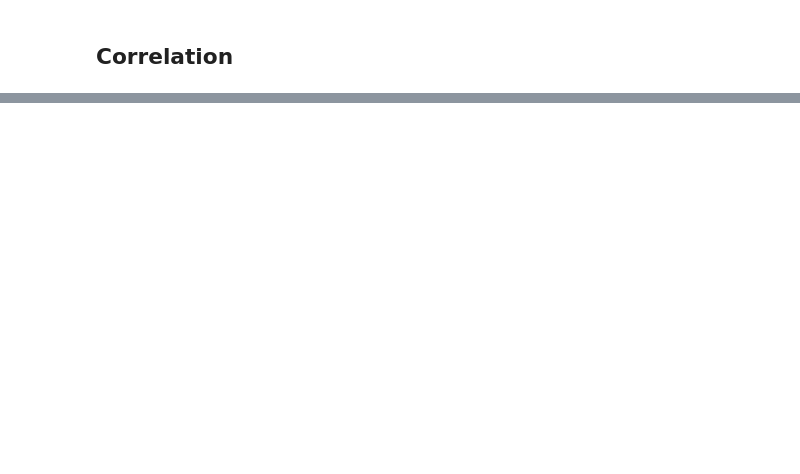
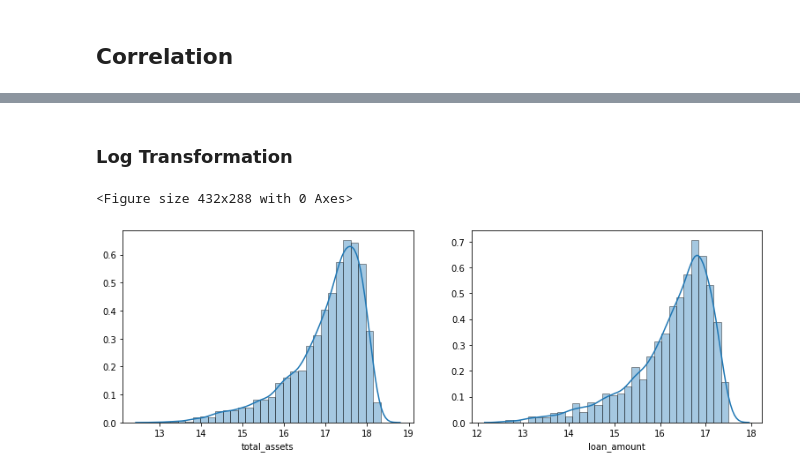
Before and after one commit to landonpadg/Team-3-Loan-Predictions, a Jupyter notebook: LoanApprovalPrediction_FinalProject.ipynb, the cells around one changed output, grey strips where cells are left out. Cells and saved outputs as stored; diff of their text form; code cells hidden in the pictures; blank space fills up the shorter version.

```diff
--- a/LoanApprovalPrediction_FinalProject.ipynb
+++ b/LoanApprovalPrediction_FinalProject.ipynb
@@ -208,0 +257,18 @@ plt.show()
+# %% [markdown]
+### Log Transformation
+# %%
+# log transformation
+transform = FunctionTransformer(func=np.log1p)
+transformed_total_assets = transform.fit_transform(loan_df['total_assets'])
+
+transformed_loan_amount = transform.fit_transform(loan_df['loan_amount'])
+
+plt.figure()
+fig, axes = plt.subplots(1, 2, figsize=(13, 4))
+sns.distplot(a=transformed_total_assets, bins=30, hist_kws={"edgecolor": 'black'}, ax=axes[0])
+sns.distplot(a=transformed_loan_amount, bins=30, hist_kws={"edgecolor": 'black'}, ax=axes[1])
+
+plt.show()
+# %% [output]
+<Figure size 432x288 with 0 Axes>
+[figure, added]
```
Also changed, not shown: parts of 26 cells of this notebook.
